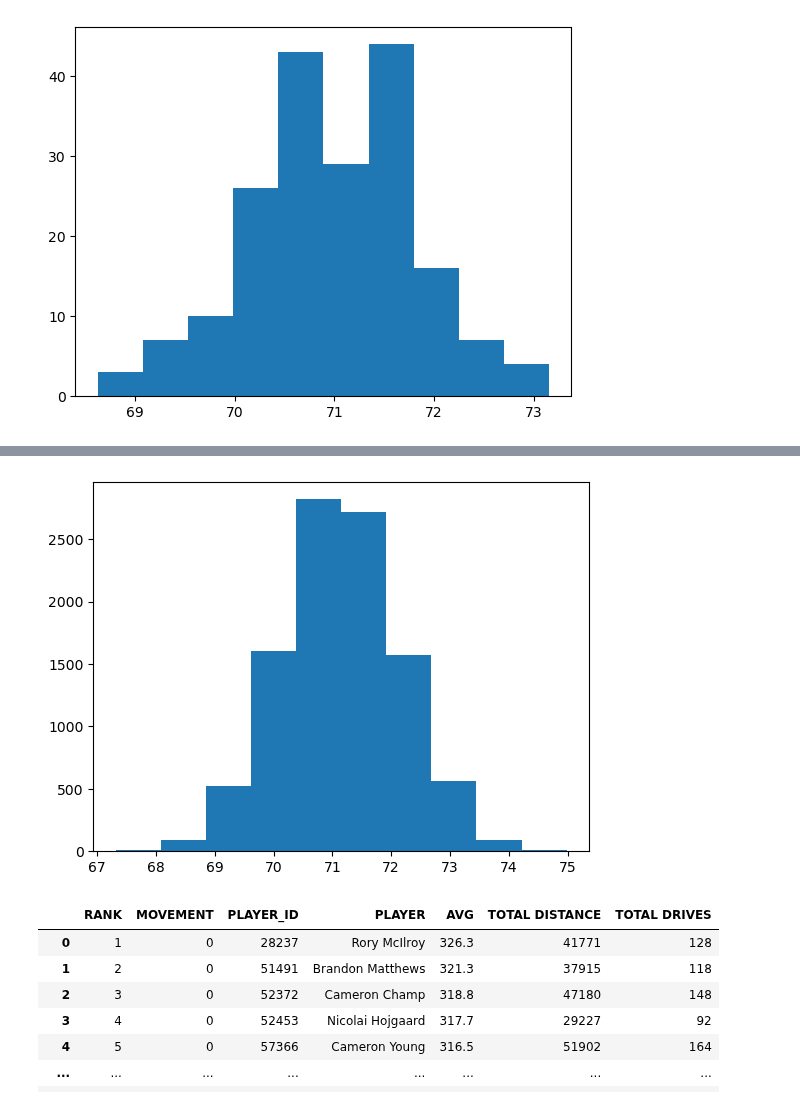
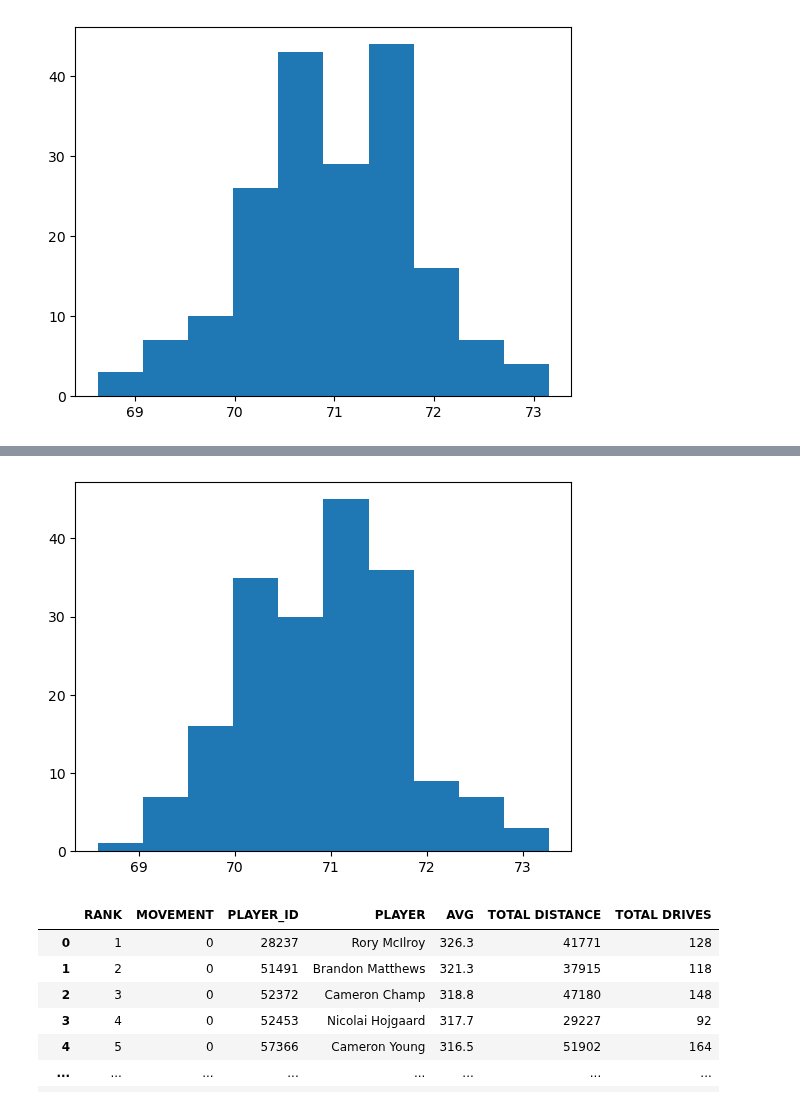
Before and after one commit to mickalleny2k/PfDA_Assignment, a Jupyter notebook: PfDA_Assignment.ipynb, the cells around one changed output, grey strips where cells are left out. Cells and saved outputs as stored; diff of their text form; code cells hidden in the pictures.

Commit message:
mean, std, count and synthesize random normal dist

```diff
--- a/PfDA_Assignment.ipynb
+++ b/PfDA_Assignment.ipynb
@@ -37,11 +69,11 @@ plt.show()
 # %%
 # Synthesize a random normal distribution for Average Score and plot
-# I choose mu of 71.132 because this is the average score in pgatour_golfstats_2022-2023_averagescore.csv
-y = np.random.normal(71.132,1.0,189)
+# I choose mu of 70.96 because this is the average score in pgatour_golfstats_2022-2023_averagescore.csv
+y = np.random.normal(70.96,0.83,189)
 plt.hist(y)
 plt.show()
 # %% [output]
-[figure, old version]
+[figure, new version]
 # %%
 # https://www.pgatour.com/stats/detail/101
 df1 = pd.read_csv('pgatour_golfstats_2022-2023_driving.csv')
```
Also changed, not shown: parts of 18 cells of this notebook.
